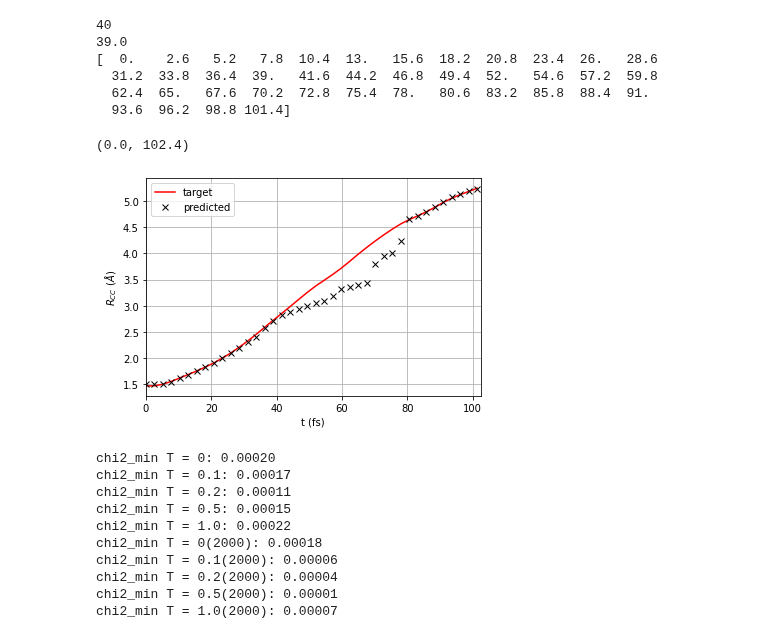
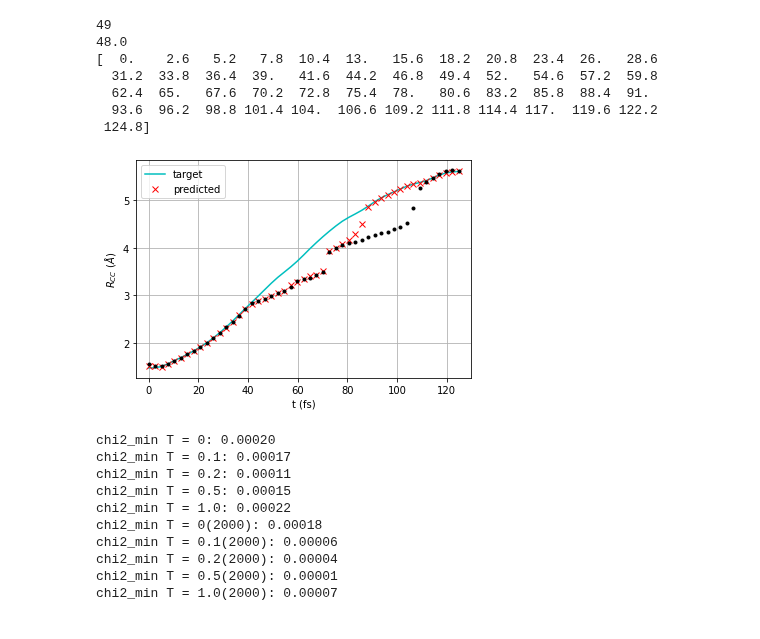
Before and after one commit to tnorthey/molecule, a Jupyter notebook: create_plots_chd.ipynb, the cells around one changed output. Saved outputs shown, nothing was run; the diff lists cells and outputs as text; code cells hidden in the pictures.

```diff
--- a/create_plots_chd.ipynb
+++ b/create_plots_chd.ipynb
@@ -138,29 +206,41 @@ for qq in qmax_list:
 # %%
 import numpy as np
 import matplotlib.pyplot as p
 
-rCC_target = np.loadtxt('RCC_R_traj001.dat')
-rCC_predicted = np.loadtxt('RCC_chd_qmax_25.0_ds_0.20_N_1996_nt_40.dat')
+rCC_target = np.loadtxt('report/rcc_target.dat')
+#rCC_predicted = np.loadtxt('RCC_chd_qmax_25.0_ds_0.20_N_1996_nt_40.dat')
+rCC_predicted1 = np.loadtxt('report/rcc_1003.dat')
+rCC_predicted2 = np.loadtxt('report/rcc_1002.dat')
+
+
 print(rCC_target.shape[0])
 print(rCC_target[-1, 0])
 time = np.linspace(0, 2.6 * rCC_target[-1, 0], rCC_target.shape[0])
 print(time)
-p.plot(time, rCC_target[:, 1], 'r')
-p.plot(time, rCC_predicted[:, 1], 'kx')
+p.plot(time, rCC_target[:, 1], 'c')
+p.plot(time, rCC_predicted1[:, 1], 'rx')
+p.plot(time, rCC_predicted2[:, 1], 'k.')
 p.legend(('target', 'predicted'))
 p.xlabel('t (fs)')
 p.ylabel('$R_{CC}\ (\AA)$')
 p.grid()
-p.xlim((0, time[-1] + 1))
+p.xlim((-5, time[-1] + 5))
+
+fname = 'report/rcc_plots.png'
+p.savefig(fname, dpi=300, facecolor='w',
+        edgecolor='w', orientation='portrait',
+        format='png', transparent=False,
+        bbox_inches='tight', pad_inches=0.1,
+        metadata=None)
 # %% [output]
-40
-39.0
+49
+48.0
 [  0.    2.6   5.2   7.8  10.4  13.   15.6  18.2  20.8  23.4  26.   28.6
   31.2  33.8  36.4  39.   41.6  44.2  46.8  49.4  52.   54.6  57.2  59.8
   62.4  65.   67.6  70.2  72.8  75.4  78.   80.6  83.2  85.8  88.4  91.
-  93.6  96.2  98.8 101.4]
+  93.6  96.2  98.8 101.4 104.  106.6 109.2 111.8 114.4 117.  119.6 122.2
+ 124.8]
-(0.0, 102.4)
-[figure, old version]
+[figure, new version]
 # %%
 fpath = 'chd_data'
 chi2_0p0 = np.loadtxt('%s/T0p0_ds0p1_q4_25_N1000_100runs.dat' % fpath)
```
Also changed, not shown: parts of 2 cells of this notebook, 20 other files.
